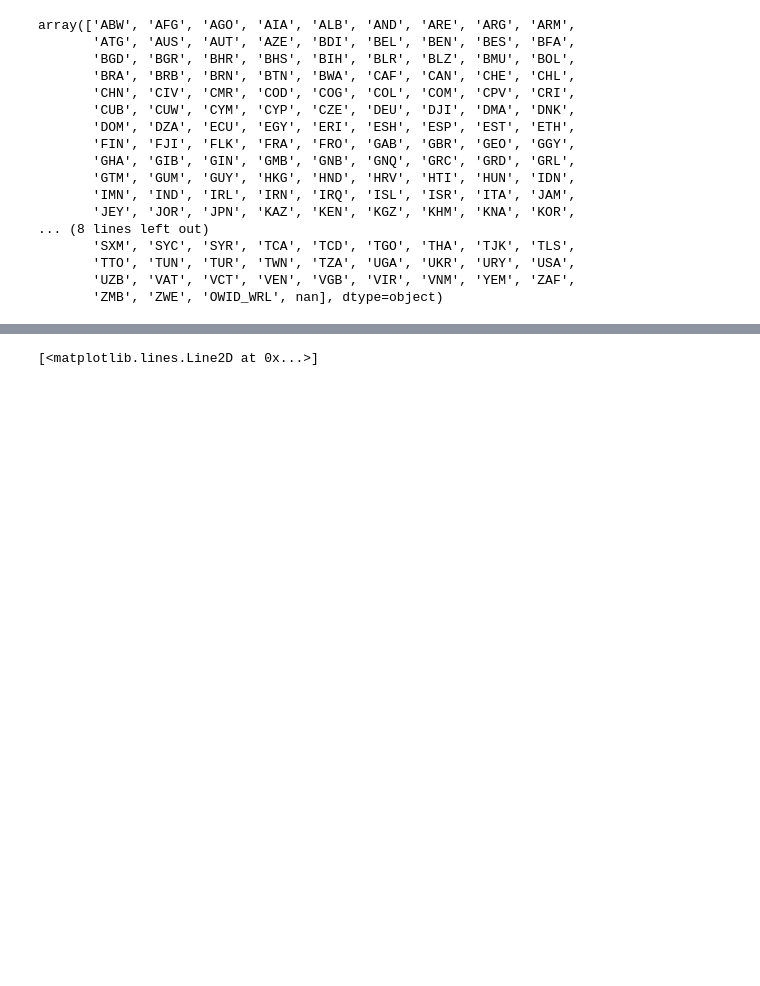
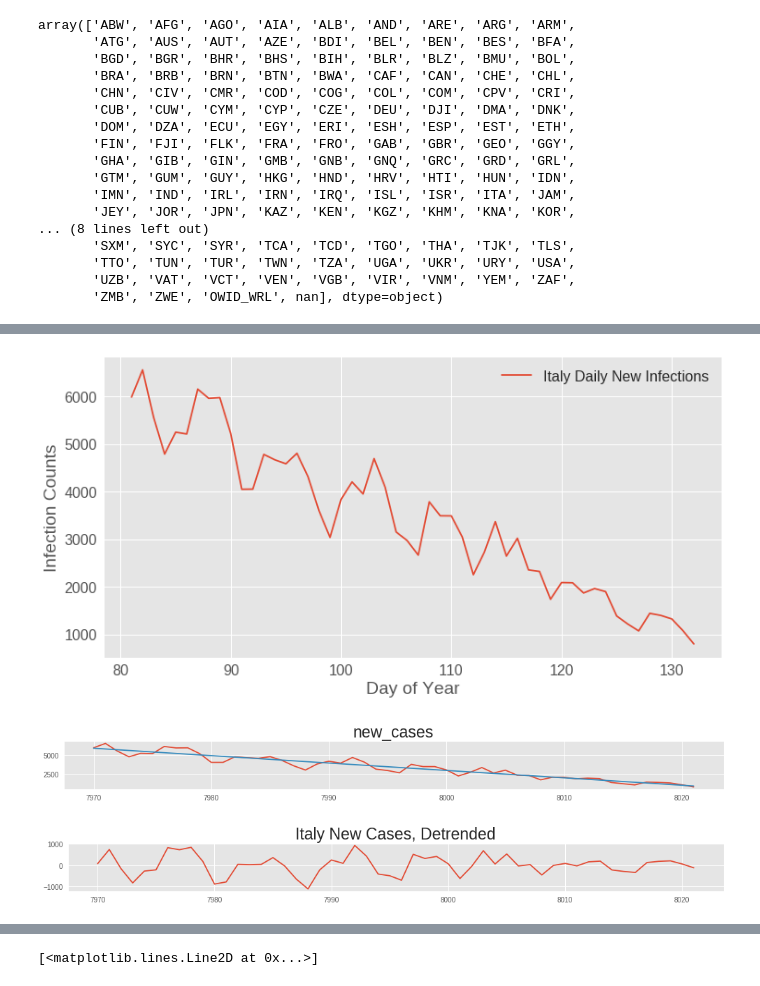
Before and after one commit to AsaKientz/covid-forecasting, a Jupyter notebook: notebooks/covid-forecasting-code-testing.ipynb, the cells around one changed output, grey strips where cells are left out. Saved outputs shown, nothing was run; the diff lists cells and outputs as text; code cells hidden in the pictures; blank space fills up the shorter version.

```diff
--- a/notebooks/covid-forecasting-code-testing.ipynb
+++ b/notebooks/covid-forecasting-code-testing.ipynb
@@ -79,0 +93,14 @@ plt.plot(df3.d_o_y, df3.total_cases)
+# %%
+weekly_italy = df_world[ (df_world['iso_code']=='ITA') & ( df_world.d_o_y > 80)]
+# weekly_italy['Rolling-{num_days}mean'] = weekly_italy.new_cases.rolling(window=num_days, center = True).mean()
+fig, ax = plt.subplots(figsize = (12,6))
+plt.plot(weekly_italy.d_o_y, weekly_italy.new_cases, label = 'Italy Daily New Infections')
+# plt.plot(weekly_italy.d_o_y, weekly_italy['Rolling-{num_days}mean'], color='r')
+# ax.set_yscale('log')
+ax.set_xlabel('Day of Year')
+ax.set_ylabel('Infection Counts')
+ax.axes.tick_params('both', labelsize='medium')
+plt.legend(fontsize='medium')
+plt.show();
+# %% [output]
+[figure, added]
@@ -79,0 +131,17 @@ plt.plot(df3.d_o_y, df3.total_cases)
+# %%
+fig, ax = plt.subplots(1, figsize=(14, 2))
+plot_linear_trend(ax, 'new_cases', weekly_italy['new_cases'])
+plt.tight_layout()
+# %% [output]
+[figure, added]
+# %%
+italy_series = weekly_italy['new_cases']
+italy_linear_trend = fit_linear_trend(italy_series)
+italy_series_detrended = italy_series - italy_linear_trend
+
+fig, ax = plt.subplots(1, figsize=(14, 2))
+ax.plot(italy_series_detrended.index, italy_series_detrended)
+ax.set_title("Italy New Cases, Detrended")
+plt.tight_layout()
+# %% [output]
+[figure, added]
```
Also changed, not shown: parts of 24 cells of this notebook.
